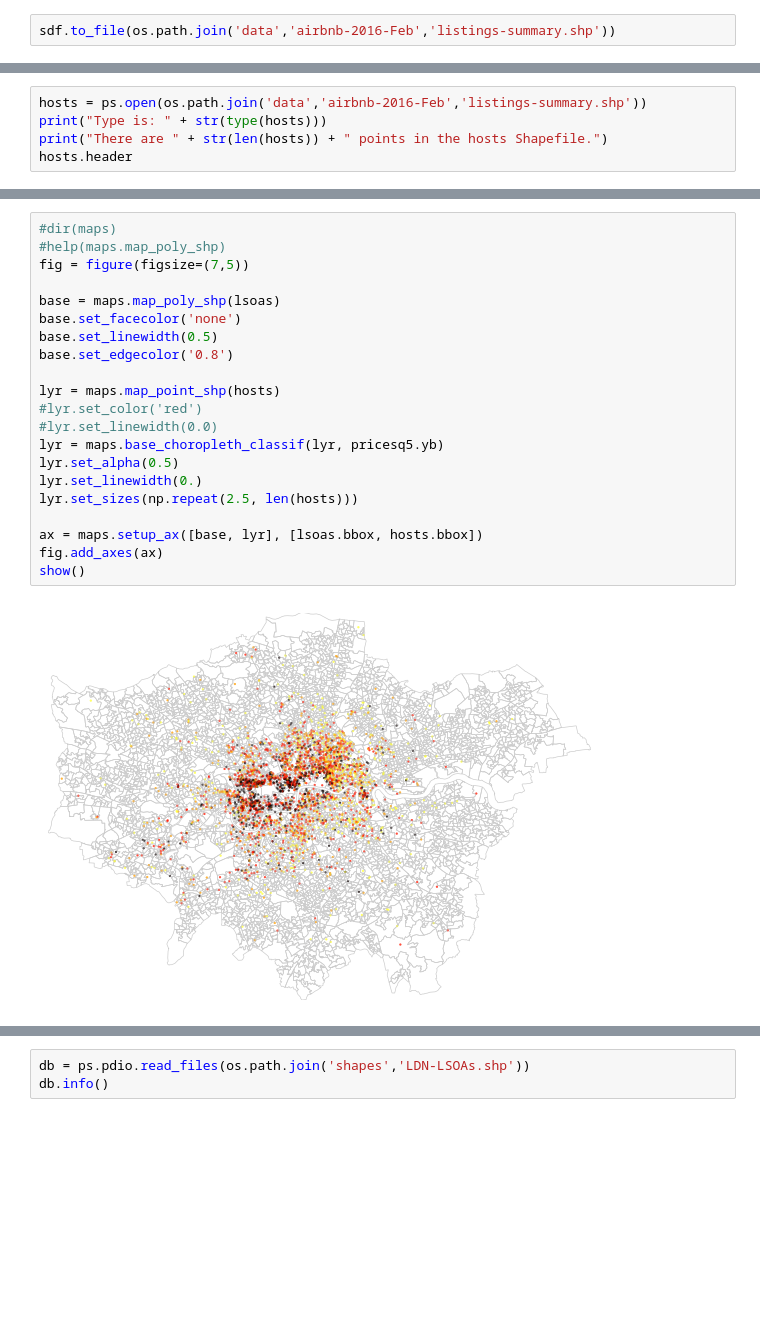
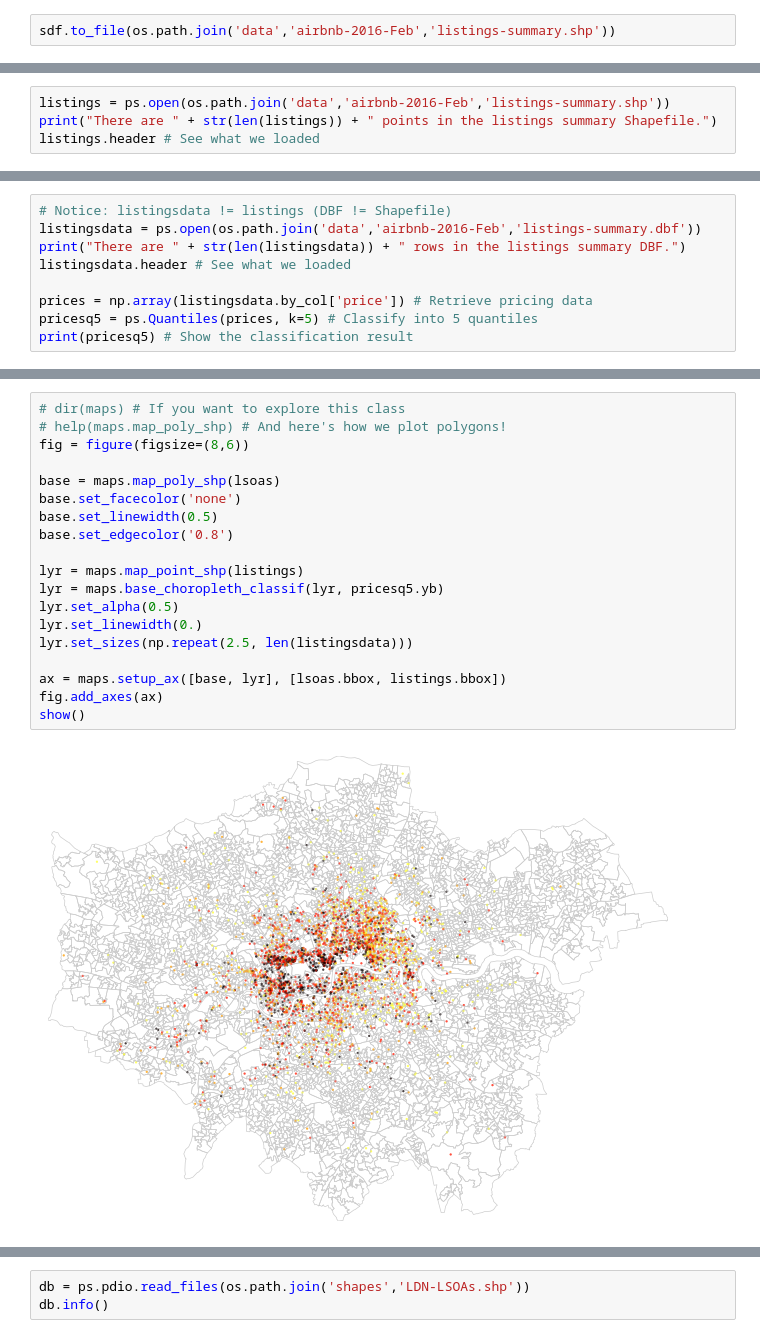
Before and after one commit to kingsgeocomp/spatial-analysis, a Jupyter notebook: AirBnB Analysis.ipynb, the cells around one changed output, grey strips where cells are left out. Cells and saved outputs as stored; diff of their text form; blank space fills up the shorter version.

Commit message:
Nearly there I think with intro to PySAL

```diff
--- a/AirBnB Analysis.ipynb
+++ b/AirBnB Analysis.ipynb
@@ -338,8 +344,7 @@ There are 4835 polygons in the LSOA Shapefile.
  'Unused4': 0,
  'Version': 1000}
 # %%
-hosts = ps.open(os.path.join('data','airbnb-2016-Feb','listings-summary.shp'))
-print("Type is: " + str(type(hosts)))
-print("There are " + str(len(hosts)) + " points in the hosts Shapefile.")
-hosts.header
+listings = ps.open(os.path.join('data','airbnb-2016-Feb','listings-summary.shp'))
+print("There are " + str(len(listings)) + " points in the listings summary Shapefile.")
+listings.header # See what we loaded
 # %% [output]
@@ -396,0 +377,9 @@ Q5 ADCM: 61894.0
+# %%
+# Notice: listingsdata != listings (DBF != Shapefile)
+listingsdata = ps.open(os.path.join('data','airbnb-2016-Feb','listings-summary.dbf'))
+print("There are " + str(len(listingsdata)) + " rows in the listings summary DBF.")
+listingsdata.header # See what we loaded
+
+prices = np.array(listingsdata.by_col['price']) # Retrieve pricing data
+pricesq5 = ps.Quantiles(prices, k=5) # Classify into 5 quantiles
+print(pricesq5) # Show the classification result
@@ -401,23 +401,21 @@ Q5 ADCM: 61894.0
 # %%
-#dir(maps)
-#help(maps.map_poly_shp)
-fig = figure(figsize=(7,5))
+# dir(maps) # If you want to explore this class
+# help(maps.map_poly_shp) # And here's how we plot polygons!
+fig = figure(figsize=(8,6))
 
 base = maps.map_poly_shp(lsoas)
 base.set_facecolor('none')
 base.set_linewidth(0.5)
 base.set_edgecolor('0.8')
 
-lyr = maps.map_point_shp(hosts)
-#lyr.set_color('red')
-#lyr.set_linewidth(0.0)
+lyr = maps.map_point_shp(listings)
 lyr = maps.base_choropleth_classif(lyr, pricesq5.yb)
 lyr.set_alpha(0.5)
 lyr.set_linewidth(0.)
-lyr.set_sizes(np.repeat(2.5, len(hosts)))
+lyr.set_sizes(np.repeat(2.5, len(listingsdata)))
 
-ax = maps.setup_ax([base, lyr], [lsoas.bbox, hosts.bbox])
+ax = maps.setup_ax([base, lyr], [lsoas.bbox, listings.bbox])
 fig.add_axes(ax)
 show()
 # %% [output]
-[figure, old version]
+[figure, new version]
```
Also changed, not shown: parts of 17 cells of this notebook.
